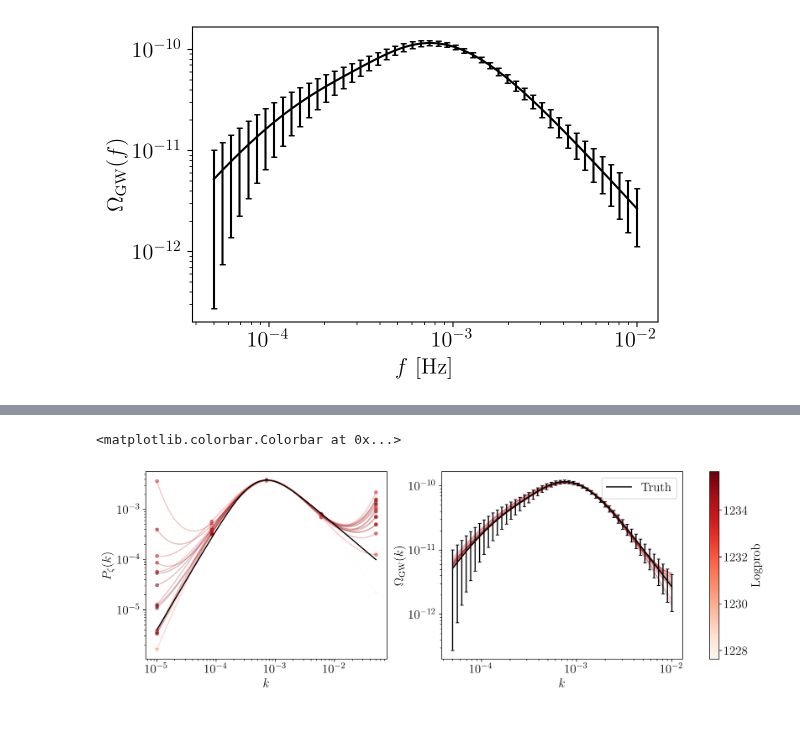
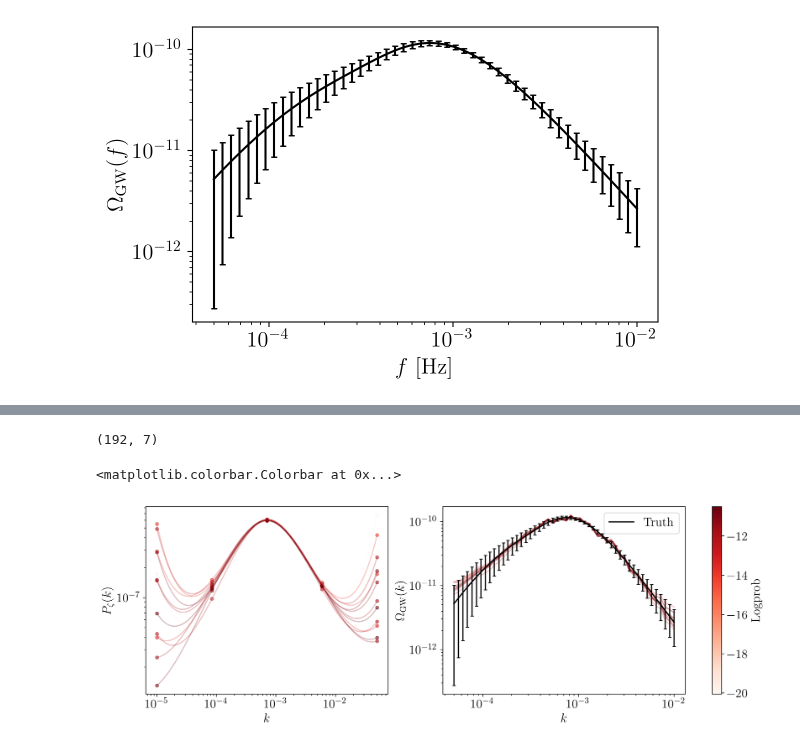
Before and after one commit to Ameek94/SIGW_Inverse, a Jupyter notebook: examples/bpl.ipynb, the cells around one changed output, grey strips where cells are left out. Cells and saved outputs as stored; diff of their text form; code cells hidden in the pictures.

```diff
--- a/examples/bpl.ipynb
+++ b/examples/bpl.ipynb
@@ -82,0 +38,18 @@ Number of divergences: 0
+# %%
+# set up the interpolator
+fac = 5
+pk_min, pk_max = np.array(min(frequencies)/fac), np.array(max(frequencies)*fac)
+p_arr = np.geomspace(pk_min, pk_max, 400)
+
+num_nodes = 5
+interpolator = Spline(k_min=pk_min, k_max= pk_max,sample_nodes=False,fixed_nodes=None,num_nodes=num_nodes)
+fixed_nodes = interpolator.fixed_nodes
+
+omgw_calculator = OmegaGWGrid(omgw_karr=frequencies,pz_karr=p_arr)
+ys = np.random.uniform(-8,-6,num_nodes)
+pz_func = interpolator.interpolate(fixed_nodes,ys)
+omgw_test = omgw_calculator(pz_func,frequencies)
+
+plt.figure(figsize=(6,4))
+plt.loglog(frequencies, omgw_test, label='interpolated', color='r')
+plt.loglog(frequencies, Omegas, label='data', color='k')
@@ -83,54 +135,55 @@ Number of divergences: 0
 # %%
+samples = np.loadtxt('chains/bpl_fixed_equal_weights.txt')
+print(samples.shape)
+ys = samples[:,2:]
+
 ### Plot the MC realisations with their logprob
-
-from interpolation.spline import spline_predict
-p_arr = jnp.geomspace(pk_min*1.001,pk_max*0.999,100,endpoint=True)
+p_arr = np.geomspace(pk_min*1.001,pk_max*0.999,100,endpoint=True)
 
 thinning = 16
 cmap = matplotlib.colormaps['Reds']
-ys = samples['values'][::thinning]
-xs = interpolator.fixed_nodes
-lp = -extras["potential_energy"][::thinning] # PE = -logprob
+ys =ys[::thinning]
+xs = fixed_nodes
+lp = -0.5 * samples[:,1] # col has -2*logprob
+lp = lp[::thinning]
 lp_min, lp_max = np.min(lp), np.max(lp)
 cols = (lp-lp_min)/(lp_max - lp_min) # normalise the logprob to a colour
 norm = colors.Normalize(lp_min,lp_max)
 
 fig, (ax1,ax2) = plt.subplots(1,2,figsize=(12,4),layout='constrained')
 
 def get_pz_omega(y):
     pf = interpolator.interpolate(xs, y)
     pz_amps = pf(p_arr)
-    gwb_res = gwb_calculator(pf,frequencies)
+    gwb_res = omgw_calculator(pf,frequencies)
     return pz_amps, gwb_res
 
-pz_amps,gwb_amps = vmap(get_pz_omega)(ys)
-# print(pz_amps[2])
+for i,y in enumerate(ys):
+    pz_amps, gwb_amps = get_pz_omega(y)
+    ax1.loglog(p_arr,pz_amps,alpha=0.25,color=cmap(cols[i]))
+    ax1.scatter(10**(xs),10**(ys[i]),s=16,alpha=0.5,color=cmap(cols[i]))
+    ax2.loglog(frequencies,gwb_amps,alpha=0.25,color=cmap(cols[i]))
 
-for i,ps in enumerate(pz_amps):
-    ax1.loglog(p_arr,ps,alpha=0.25,color=cmap(cols[i]))
-    ax1.scatter(10**(xs),10**(ys[i]),s=16,alpha=0.5,color=cmap(cols[i]))
-for om in gwb_amps:
-    ax2.loglog(frequencies,om,alpha=0.25,color=cmap(cols[i]))
-
-# True pz
-def pz(p,pstar=5e-4,n1=2,n2=-1,sigma=2):
-    nir = n1
-    pl1 = (p/pstar)**nir
-    nuv = (n2 - n1)/sigma
-    pl2 = (1+(p/pstar)**sigma)**nuv
-    return 1e-2 * pl1 * pl2
-pz_amp = pz(p_arr)
-ax1.loglog(p_arr,pz_amp,color='k',lw=1.5)
+# # True pz
+# def pz(p,pstar=5e-4,n1=2,n2=-1,sigma=2):
+#     nir = n1
+#     pl1 = (p/pstar)**nir
+#     nuv = (n2 - n1)/sigma
+#     pl2 = (1+(p/pstar)**sigma)**nuv
+#     return 1e-2 * pl1 * pl2
+# pz_amp = pz(p_arr)
+# ax1.loglog(p_arr,pz_amp,color='k',lw=1.5)
 ax2.loglog(frequencies,Omegas,color='k',lw=1.5,label='Truth')
 
 ax2.legend()
 ax1.set_ylabel(r'$P_{\zeta}(k)$')
 ax1.set_xlabel(r'$k$')
 ax2.errorbar(frequencies, Omegas, yerr=np.sqrt(np.diag(cov)), fmt="", color='k', label='data',capsize=2,ecolor='k')
 
 ax2.set_ylabel(r'$\Omega_{\mathrm{GW}}(k)$')
 ax2.set_xlabel(r'$k$')
 fig.colorbar(cm.ScalarMappable(norm=norm,cmap=cmap),ax=[ax1,ax2],label='Logprob')
 # %% [output]
-<matplotlib.colorbar.Colorbar at 0x...>
+(192, 7)
+<matplotlib.colorbar.Colorbar at 0x...>
-[figure, old version]
+[figure, new version]
```
Also changed, not shown: parts of 28 cells of this notebook, 15 other files.
